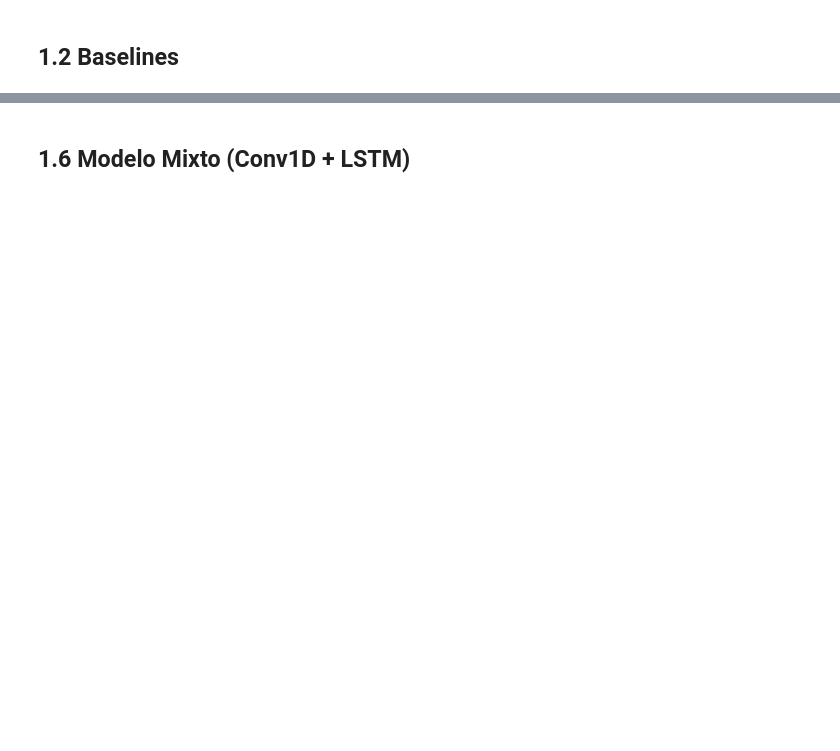
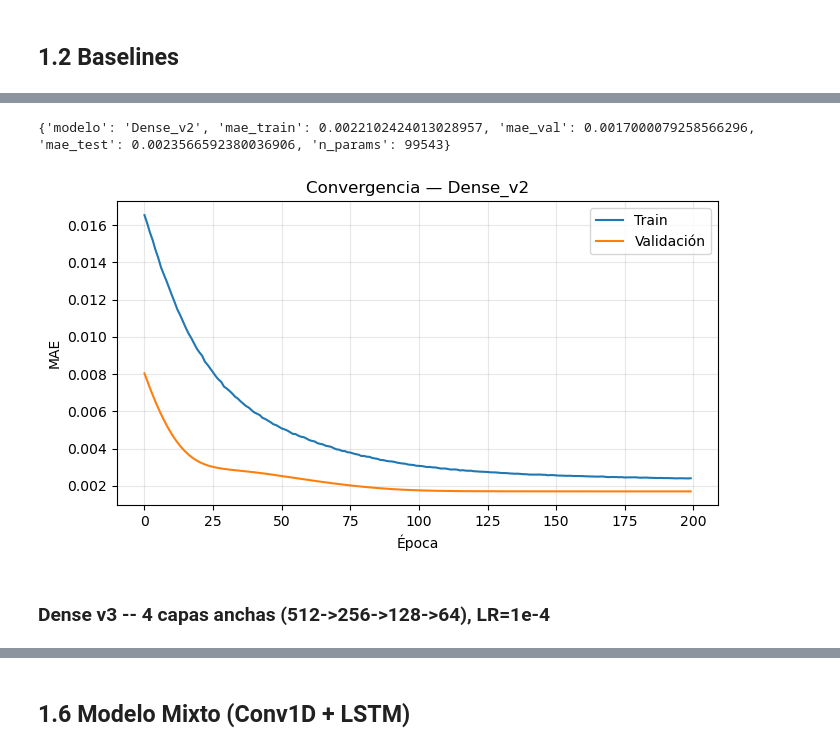
Before and after one commit to NataliaSJO/Taller4_NN, a Jupyter notebook: cuadernos/ent30_sal30.ipynb, the cells around one changed output, grey strips where cells are left out. Cells and saved outputs as stored; diff of their text form; code cells hidden in the pictures; blank space fills up the shorter version.

Commit message:
Modelos 3030 y 30 90

```diff
--- a/cuadernos/ent30_sal30.ipynb
+++ b/cuadernos/ent30_sal30.ipynb
@@ -67,0 +190,7 @@ print(resultado_dense)
+# %%
+modelo_dense_v2 = construir_dense_v2(X_train_plano.shape[1], y_train.shape[1])
+aplicar_hp(modelo_dense_v2, lr=1e-4, l2=1e-14)
+modelo_dense_v2.summary()
+hist_dense_v2 = modelo_dense_v2.fit(X_train_plano, y_train,
+    validation_data=(X_val_plano, y_val),
+    epochs=200, batch_size=13765 , verbose=1)
@@ -67,0 +236,10 @@ print(resultado_dense)
+# %%
+graficar_convergencia(hist_dense_v2, 'Dense_v2')
+resultado_dense_v2 = evaluar_modelo(modelo_dense_v2, X_train_plano, y_train,
+    X_val_plano, y_val, X_test_plano, y_test, nombre='Dense_v2')
+print(resultado_dense_v2)
+# %% [output]
+{'modelo': 'Dense_v2', 'mae_train': 0.0022102424013028957, 'mae_val': 0.0017000079258566296, 'mae_test': 0.0023566592380036906, 'n_params': 99543}
+[figure, added]
+# %% [markdown]
+### Dense v3 -- 4 capas anchas (512->256->128->64), LR=1e-4
```
Also changed, not shown: parts of 66 cells of this notebook, 1 other file.
